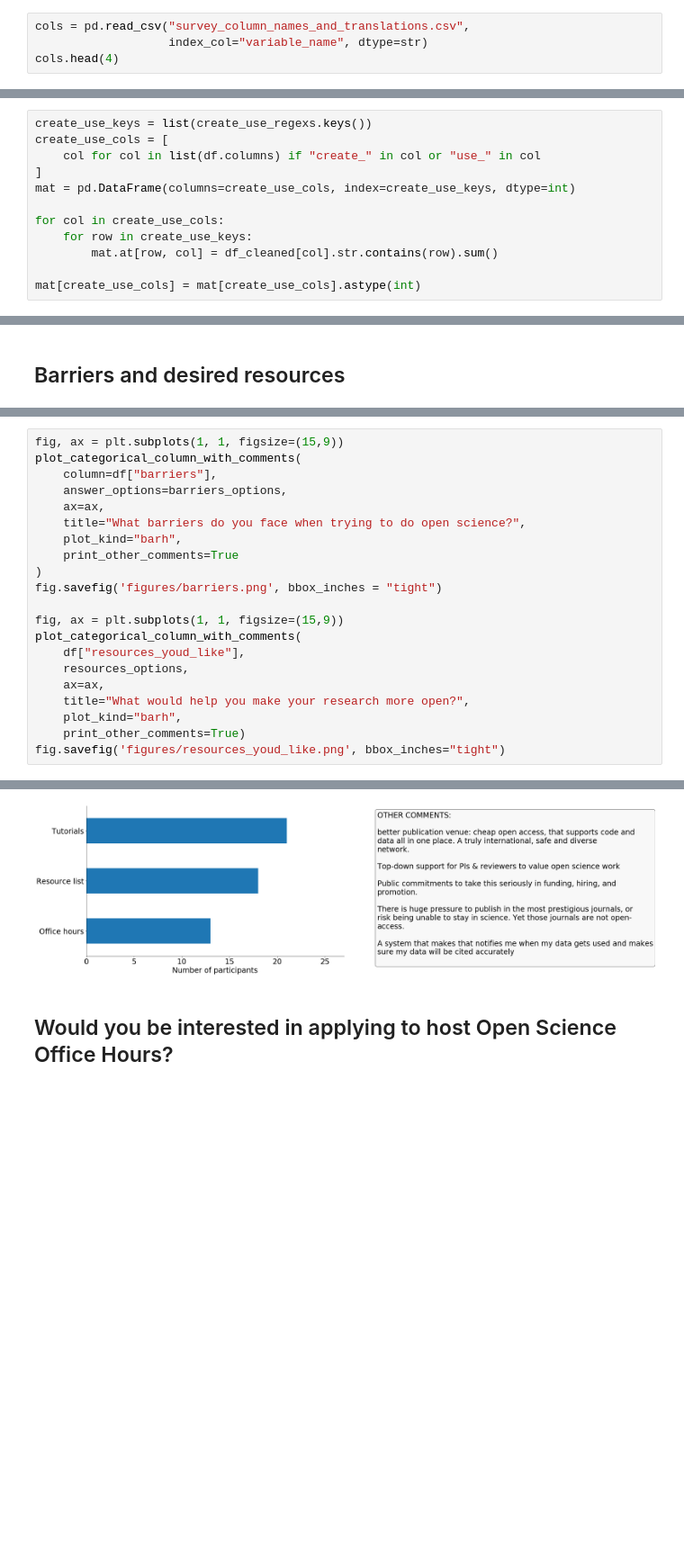
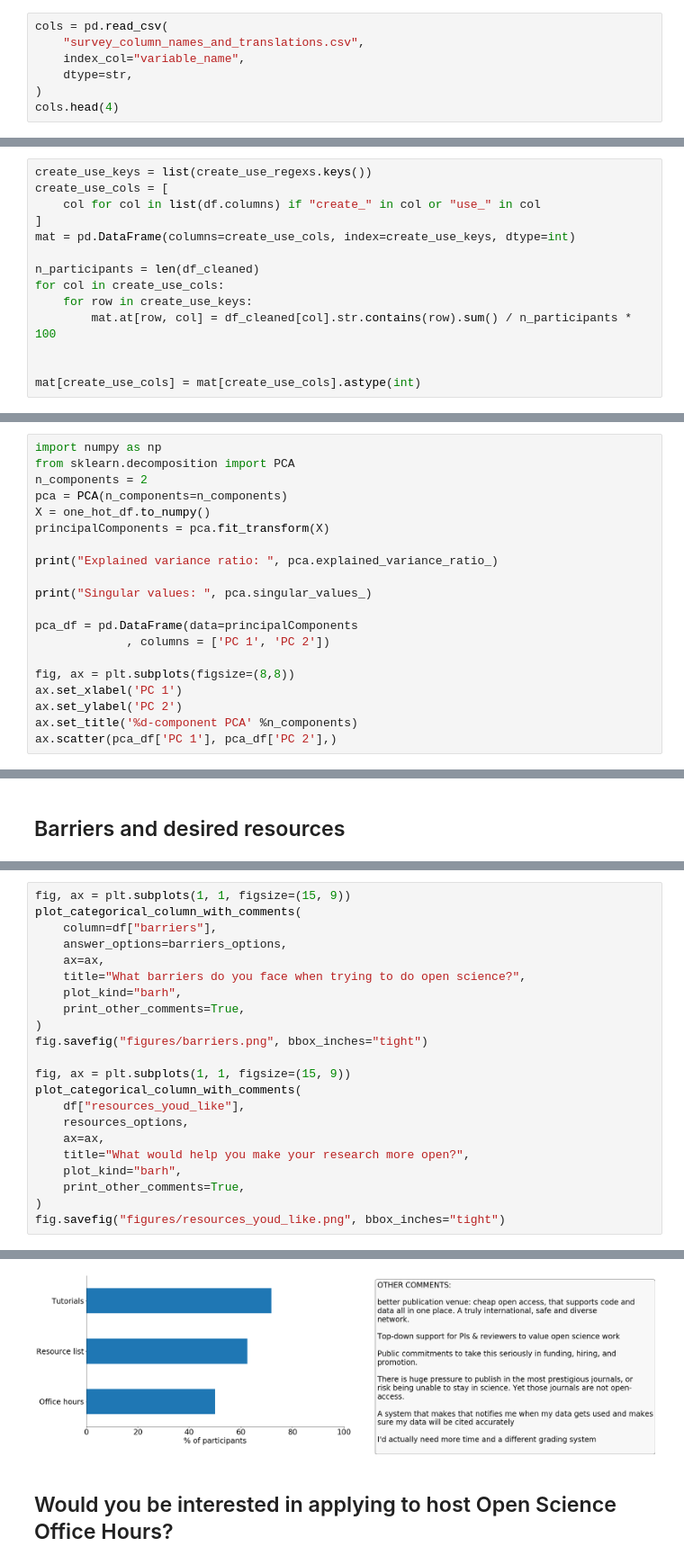
Before and after one commit to koudyk/OSOH_old, a Jupyter notebook: survey/analysis.ipynb, the cells around one changed output, grey strips where cells are left out. Shown at 90% size. Saved outputs shown, nothing was run; the diff lists cells and outputs as text; blank space fills up the shorter version.

```diff
--- a/survey/analysis.ipynb
+++ b/survey/analysis.ipynb
@@ -52,8 +49,11 @@ Here, we load a file that contains
 
 And we'll look at the first 4 rows.
 # %%
-cols = pd.read_csv("survey_column_names_and_translations.csv",
-                   index_col="variable_name", dtype=str)
+cols = pd.read_csv(
+    "survey_column_names_and_translations.csv",
+    index_col="variable_name",
+    dtype=str,
+)
 cols.head(4)
 # %% [output]
 |  | en | fr |
@@ -234,9 +240,11 @@ create_use_cols = [
 ]
 mat = pd.DataFrame(columns=create_use_cols, index=create_use_keys, dtype=int)
 
+n_participants = len(df_cleaned)
 for col in create_use_cols:
     for row in create_use_keys:
-        mat.at[row, col] = df_cleaned[col].str.contains(row).sum()
+        mat.at[row, col] = df_cleaned[col].str.contains(row).sum() / n_participants * 100
+
 
 mat[create_use_cols] = mat[create_use_cols].astype(int)
 # %% [markdown]
@@ -284,0 +341,20 @@ plt.savefig('figures/experience.png', bbox_inches="tight")
+# %%
+import numpy as np
+from sklearn.decomposition import PCA
+n_components = 2
+pca = PCA(n_components=n_components)
+X = one_hot_df.to_numpy()
+principalComponents = pca.fit_transform(X)
+
+print("Explained variance ratio: ", pca.explained_variance_ratio_)
+
+print("Singular values: ", pca.singular_values_)
+
+pca_df = pd.DataFrame(data=principalComponents
+             , columns = ['PC 1', 'PC 2'])
+
+fig, ax = plt.subplots(figsize=(8,8))
+ax.set_xlabel('PC 1')
+ax.set_ylabel('PC 2')
+ax.set_title('%d-component PCA' %n_components)
+ax.scatter(pca_df['PC 1'], pca_df['PC 2'],)
@@ -357,22 +477,23 @@ def plot_categorical_column_with_comments(
 # %%
-fig, ax = plt.subplots(1, 1, figsize=(15,9))
+fig, ax = plt.subplots(1, 1, figsize=(15, 9))
 plot_categorical_column_with_comments(
     column=df["barriers"],
     answer_options=barriers_options,
     ax=ax,
     title="What barriers do you face when trying to do open science?",
     plot_kind="barh",
-    print_other_comments=True
+    print_other_comments=True,
 )
-fig.savefig('figures/barriers.png', bbox_inches = "tight")
+fig.savefig("figures/barriers.png", bbox_inches="tight")
 
-fig, ax = plt.subplots(1, 1, figsize=(15,9))
+fig, ax = plt.subplots(1, 1, figsize=(15, 9))
 plot_categorical_column_with_comments(
     df["resources_youd_like"],
     resources_options,
     ax=ax,
     title="What would help you make your research more open?",
     plot_kind="barh",
-    print_other_comments=True)
-fig.savefig('figures/resources_youd_like.png', bbox_inches="tight")
+    print_other_comments=True,
+)
+fig.savefig("figures/resources_youd_like.png", bbox_inches="tight")
 # %% [output]
@@ -380,4 +501,4 @@ fig.savefig('figures/resources_youd_like.png', bbox_inches="tight")
-[figure, old version]
+[figure, new version]
 # %% [markdown]
 ## Would you be interested in applying to host Open Science Office Hours?
 # %%
```
Also changed, not shown: parts of 13 cells of this notebook, 1 other file.
